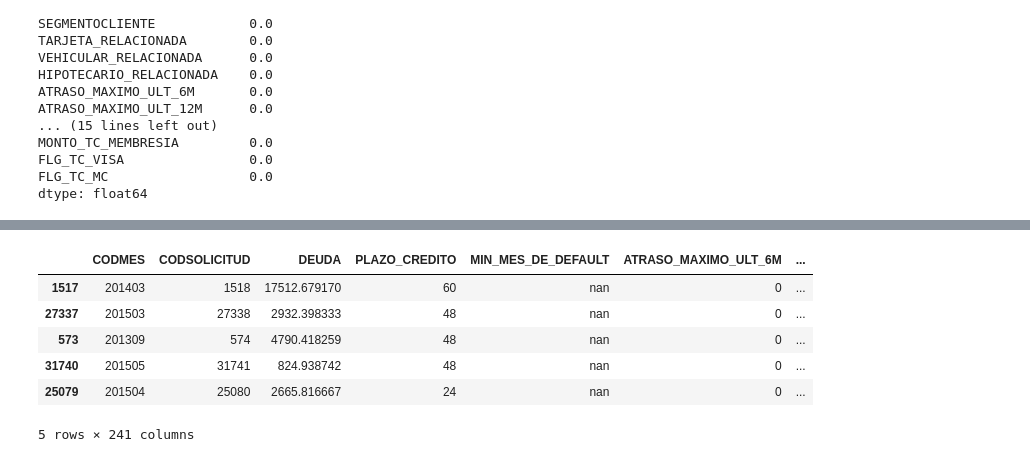
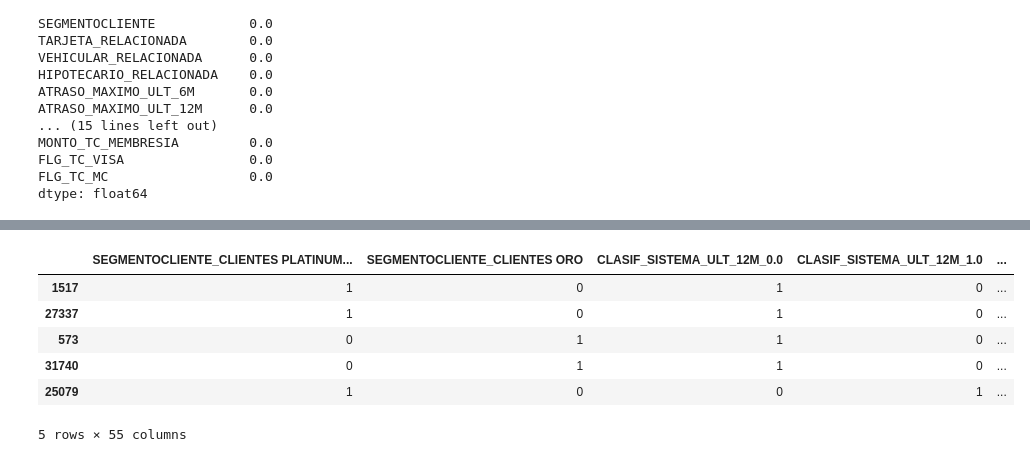
Before and after one commit to jpantojaj/CreditScoring, a Jupyter notebook: Sesión_6_17_Desarrollo_Modelo.ipynb, the cells around one changed output, grey strips where cells are left out. Saved outputs shown, nothing was run; the diff lists cells and outputs as text; code cells hidden in the pictures.

```diff
--- a/Sesión_6_17_Desarrollo_Modelo.ipynb
+++ b/Sesión_6_17_Desarrollo_Modelo.ipynb
@@ -928,0 +1216,3 @@ dtype: float64
+# %%
+X_train_t = pipe_3.transform(X_train)
+X_test_t = pipe_3.transform(X_test)
@@ -928,0 +1319,2 @@ dtype: float64
+# %%
+cat_cols_2=['SEGMENTOCLIENTE','CLASIF_SISTEMA_ULT_12M','FLG_PDH','PROFESION','ZONA_DEL_DESEMBOLSO','ESTADO_CIVIL']
@@ -930,12 +1325,9 @@ dtype: float64
 from feature_engine.encoding import OneHotEncoder
 # %%
 encoder_1 = OneHotEncoder(
-    variables=['FLG_GARANTIA','SEGMENTOCLIENTE','TARJETA_RELACIONADA','VEHICULAR_RELACIONADA','HIPOTECARIO_RELACIONADA','CLASIF_SISTEMA_ULT_12M',
-               'FLG_PDH','PROFESION','ZONA_DEL_DESEMBOLSO','ESTADO_CIVIL','FLG_TC_VISA','FLG_TC_MC'],  # aquí también se puede dejar en None
+    variables=['SEGMENTOCLIENTE','CLASIF_SISTEMA_ULT_12M','FLG_PDH','PROFESION','ZONA_DEL_DESEMBOLSO','ESTADO_CIVIL'],  # aquí también se puede dejar en None
     drop_last=True,  # generará k-1 variables dummy (donde k es el total de categorias de la variable)
 )
-
-
-encoder_1.fit(X_train_t)
+encoder_1.fit(X_train_t[cat_cols_2])
 # %% [output]
 OneHotEncoder(drop_last=True,
@@ -982,16 +1347,16 @@ encoder_1.encoder_dict_
 # %%
-X_train_enc = encoder_1.transform(X_train_t)
-X_test_enc = encoder_1.transform(X_test_t)
+X_train_ohe_enc = encoder_1.transform(X_train_t[cat_cols_2])
+X_test_ohe_enc = encoder_1.transform(X_test_t[cat_cols_2])
 # %%
-X_train_enc.head()
+X_train_ohe_enc.head()
 # %% [output]
-|  | CODMES | CODSOLICITUD | DEUDA | PLAZO_CREDITO | MIN_MES_DE_DEFAULT | ATRASO_MAXIMO_ULT_6M | ... |
-| 1517 | 201403 | 1518 | 17512.679170 | 60 | nan | 0 | ... |
-| 27337 | 201503 | 27338 | 2932.398333 | 48 | nan | 0 | ... |
-| 573 | 201309 | 574 | 4790.418259 | 48 | nan | 0 | ... |
-| 31740 | 201505 | 31741 | 824.938742 | 48 | nan | 0 | ... |
-| 25079 | 201504 | 25080 | 2665.816667 | 24 | nan | 0 | ... |
+|  | SEGMENTOCLIENTE_CLIENTES PLATINUM... | SEGMENTOCLIENTE_CLIENTES ORO | CLASIF_SISTEMA_ULT_12M_0.0 | CLASIF_SISTEMA_ULT_12M_1.0 | ... |
+| 1517 | 1 | 0 | 1 | 0 | ... |
+| 27337 | 1 | 0 | 1 | 0 | ... |
+| 573 | 0 | 1 | 1 | 0 | ... |
+| 31740 | 0 | 1 | 1 | 0 | ... |
+| 25079 | 1 | 0 | 0 | 1 | ... |
-5 rows × 241 columns
+5 rows × 55 columns
 # %%
 encoder_1.get_feature_names_out()
 # %% [output]
```
Also changed, not shown: parts of 102 cells of this notebook.
